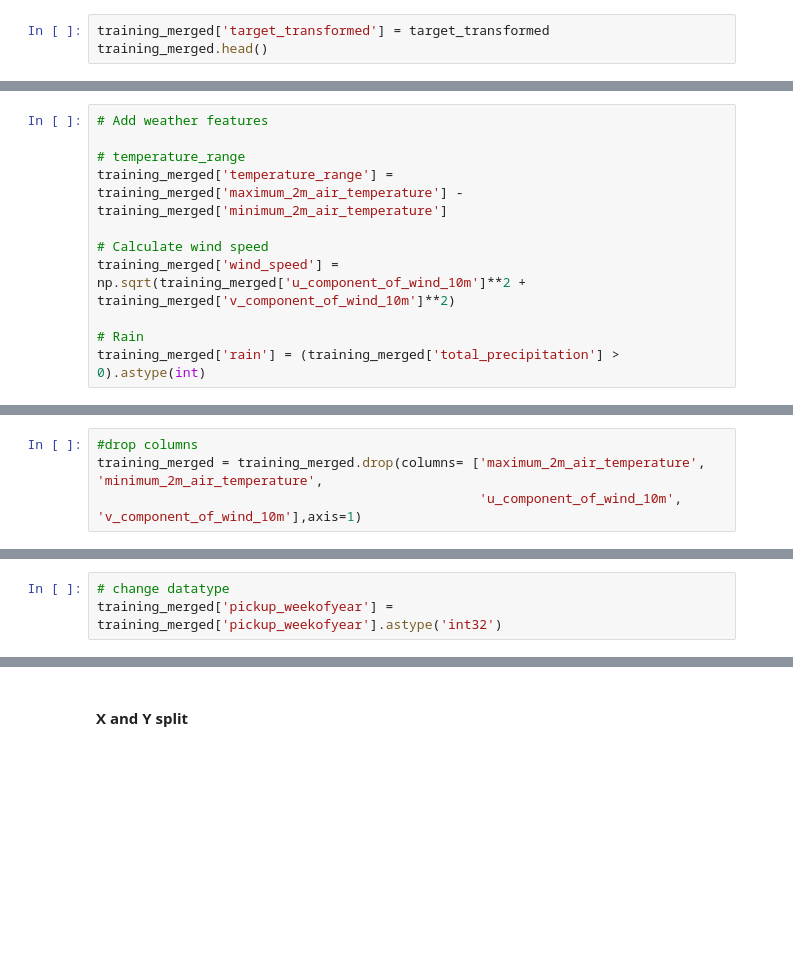
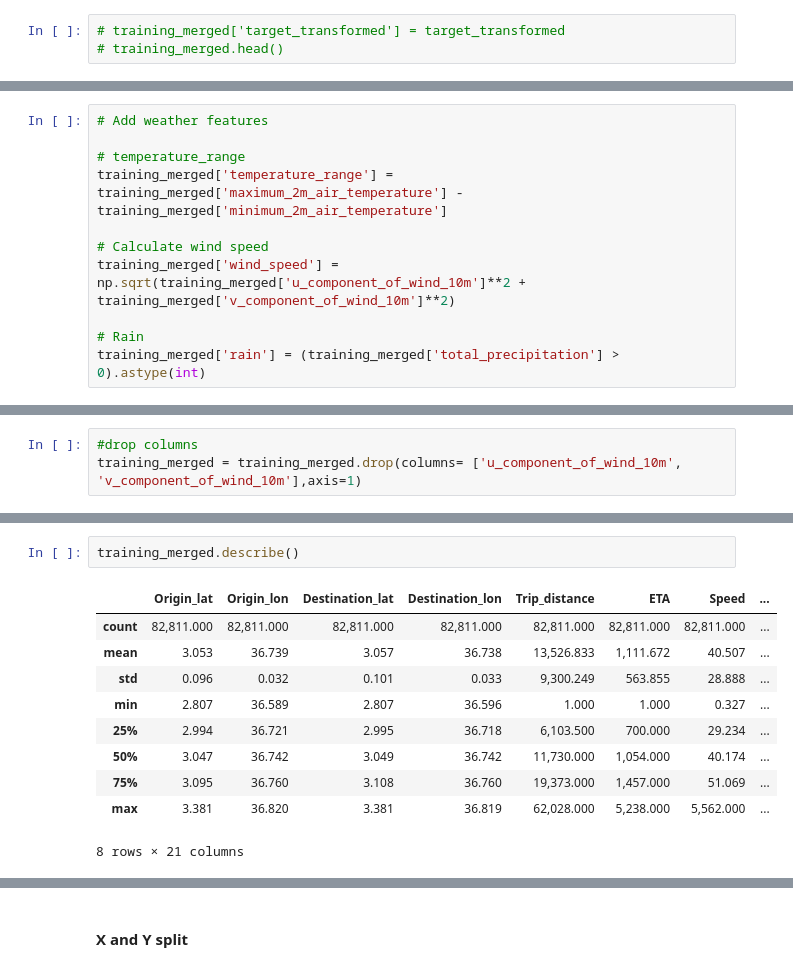
Before and after one commit to Azie88/Estimated-Time-of-Arrival-ETA-Prediction, a Jupyter notebook: Project_notebook.ipynb, the cells around one changed output, grey strips where cells are left out. Cells and saved outputs as stored; diff of their text form; blank space fills up the shorter version.

```diff
--- a/Project_notebook.ipynb
+++ b/Project_notebook.ipynb
@@ -633,3 +630,3 @@ Skewness after Box-Cox transformation: [-0.06791846]
 # %%
-training_merged['target_transformed'] = target_transformed
-training_merged.head()
+# training_merged['target_transformed'] = target_transformed
+# training_merged.head()
@@ -669,7 +648,6 @@ training_merged.head()
 # %%
 #drop columns
-training_merged = training_merged.drop(columns= ['maximum_2m_air_temperature', 'minimum_2m_air_temperature',
-                                                 'u_component_of_wind_10m', 'v_component_of_wind_10m'],axis=1)
+training_merged = training_merged.drop(columns= ['u_component_of_wind_10m', 'v_component_of_wind_10m'],axis=1)
 # %%
 training_merged = training_merged.set_index('Timestamp')
 training_merged.sort_index(ascending=True, inplace=True)
@@ -706,6 +684,3 @@ memory usage: 12.5 MB
-# %%
-# change datatype
-training_merged['pickup_weekofyear'] = training_merged['pickup_weekofyear'].astype('int32')
 # %%
 # confirm our dataset is clean. remove null and infinite values
 
@@ -733,0 +709,13 @@ clean_dataset(training_merged)
+# %%
+training_merged.describe()
+# %% [output]
+|  | Origin_lat | Origin_lon | Destination_lat | Destination_lon | Trip_distance | ETA | Speed | ... |
+| count | 82,811.000 | 82,811.000 | 82,811.000 | 82,811.000 | 82,811.000 | 82,811.000 | 82,811.000 | ... |
+| mean | 3.053 | 36.739 | 3.057 | 36.738 | 13,526.833 | 1,111.672 | 40.507 | ... |
+| std | 0.096 | 0.032 | 0.101 | 0.033 | 9,300.249 | 563.855 | 28.888 | ... |
+| min | 2.807 | 36.589 | 2.807 | 36.596 | 1.000 | 1.000 | 0.327 | ... |
+| 25% | 2.994 | 36.721 | 2.995 | 36.718 | 6,103.500 | 700.000 | 29.234 | ... |
+| 50% | 3.047 | 36.742 | 3.049 | 36.742 | 11,730.000 | 1,054.000 | 40.174 | ... |
+| 75% | 3.095 | 36.760 | 3.108 | 36.760 | 19,373.000 | 1,457.000 | 51.069 | ... |
+| max | 3.381 | 36.820 | 3.381 | 36.819 | 62,028.000 | 5,238.000 | 5,562.000 | ... |
+8 rows × 21 columns
```
Also changed, not shown: parts of 66 cells of this notebook.
